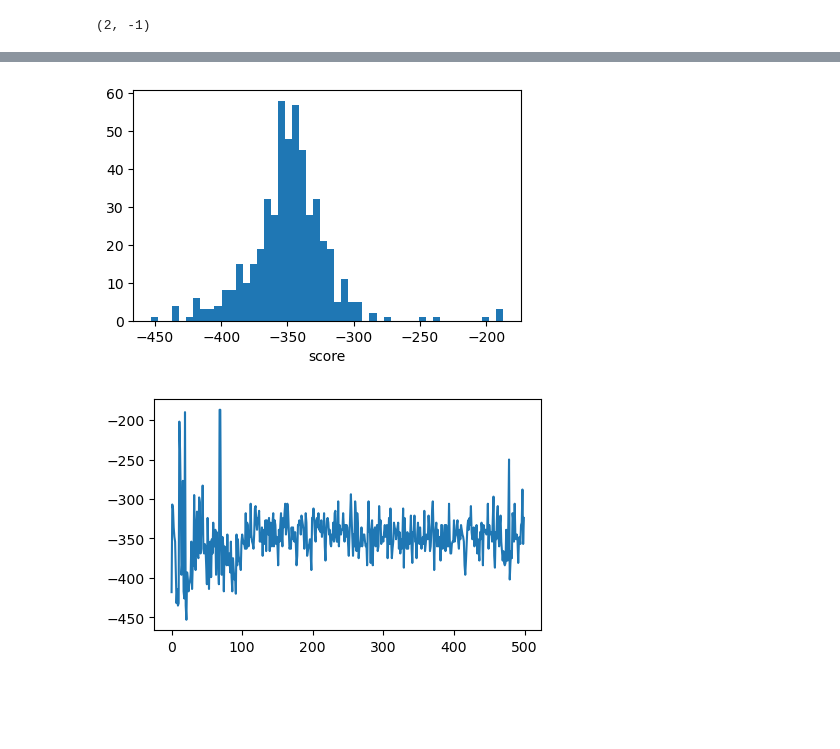
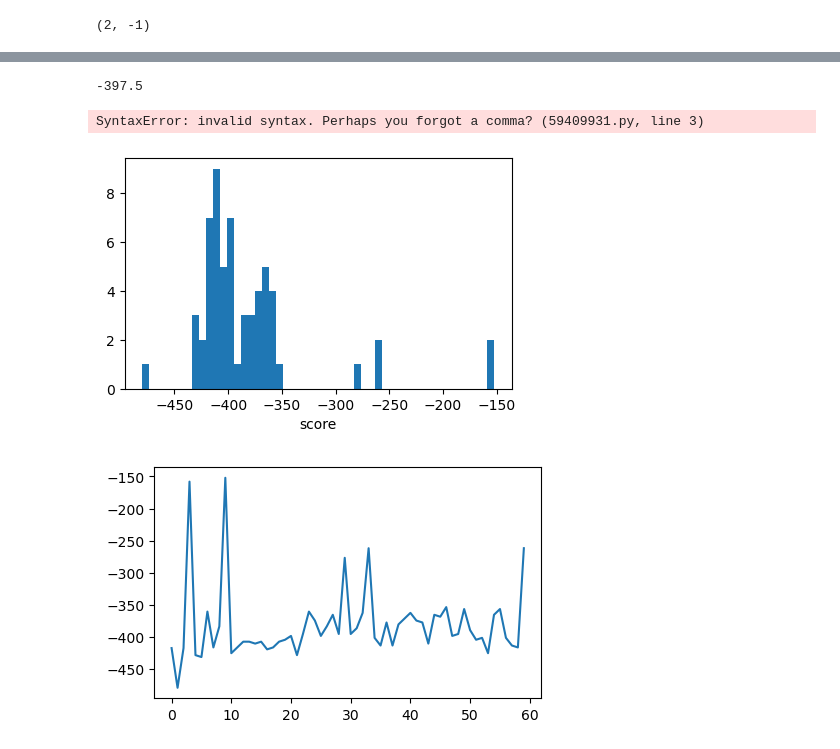
Before and after one commit to seemabaddam/cs6795-project, a Jupyter notebook: MDP test.ipynb, the cells around one changed output, grey strips where cells are left out. Saved outputs shown, nothing was run; the diff lists cells and outputs as text; code cells hidden in the pictures; blank space fills up the shorter version.

```diff
--- a/MDP test.ipynb
+++ b/MDP test.ipynb
@@ -430,17 +430,44 @@ mdp(0)
 # %% [output]
 (2, -1)
 # %%
-initial_state = None
+class Estimator:
+    def __init__(self):
+        pass
+
+    def score(self, X, y):
+        '''
+        X:
+        y: might be dummy variables
+        '''
+        # RL loop
+        pass
+
+    def build_transition(self, a,b,c,d,e,f):
+
+        return transition
+
+#         return expected_score
+import time
+
+# have a way of constructing valid transition matrices so that each row is a valid probability.
+# How many "sliders" or "knobs" do you need?
+
+
+t1 = time.time()
+initial_state = 1
 
 mdp = MDP(Reward,
           Task_Timer,
           transitions,
           initial_state,
-          Break=False,
-          Streaks=False)
+          Break=True,
+          break_length = 10,
+          Streaks=False,
+         streak_length=10)
 
-agent = Agent()
-n_episodes = 500
-ep = Episodes(mdp, agent, n_episodes)
-ep.run()
+agent = Agent(epsilon=0.1) # epsilon is the probability of "exploring" vs exploiting
+n_episodes = 60
+episode = Episodes(mdp, agent, n_episodes)
+episode.run()
+time.time() - t1
 # %% [output]
@@ -464,17 +494,43 @@ Running 500 episodes
+# %%
+expected_score = np.median(episode.score)
+print(expected_score)
+# %% [output]
+-397.5
+# %%
+
+# build a dictionary of dictionaries
+# key is the "experiment", item is another dictionary of the parameters
+
+
+{0: {"transition parameter 1": 0.6
+        "transition parameter 2":0.3
+        "transition parameter 3": 0.2
+        "transition parameter 4": 0.1
+        "transition parameter 5": 0.4
+    "break": True/False,
+    "streaks": True/False,
+    "break_length": 20,
+    "streak_length": 30,
+    "expected score": -100},
+1: ,
+2:,
+}
+# %% [output]
+SyntaxError: invalid syntax. Perhaps you forgot a comma? (59409931.py, line 3)
 # %%
 
 # distribution of scores (baseline set up)
 plt.figure(figsize=(5,3))
-plt.hist(ep.score, bins=50)
+plt.hist(episode.score, bins=50)
 plt.xlabel('score')
 plt.show()
 
 plt.figure(figsize=(5,3))
-plt.plot(ep.score)
+plt.plot(episode.score)
 plt.show()
 # %% [output]
-[figure, old version]
+[figure, new version]
-[figure, old version]
+[figure, new version]
 # %%
 
 # distribution of scores (baseline set up)
```
Also changed, not shown: parts of 6 cells of this notebook.
